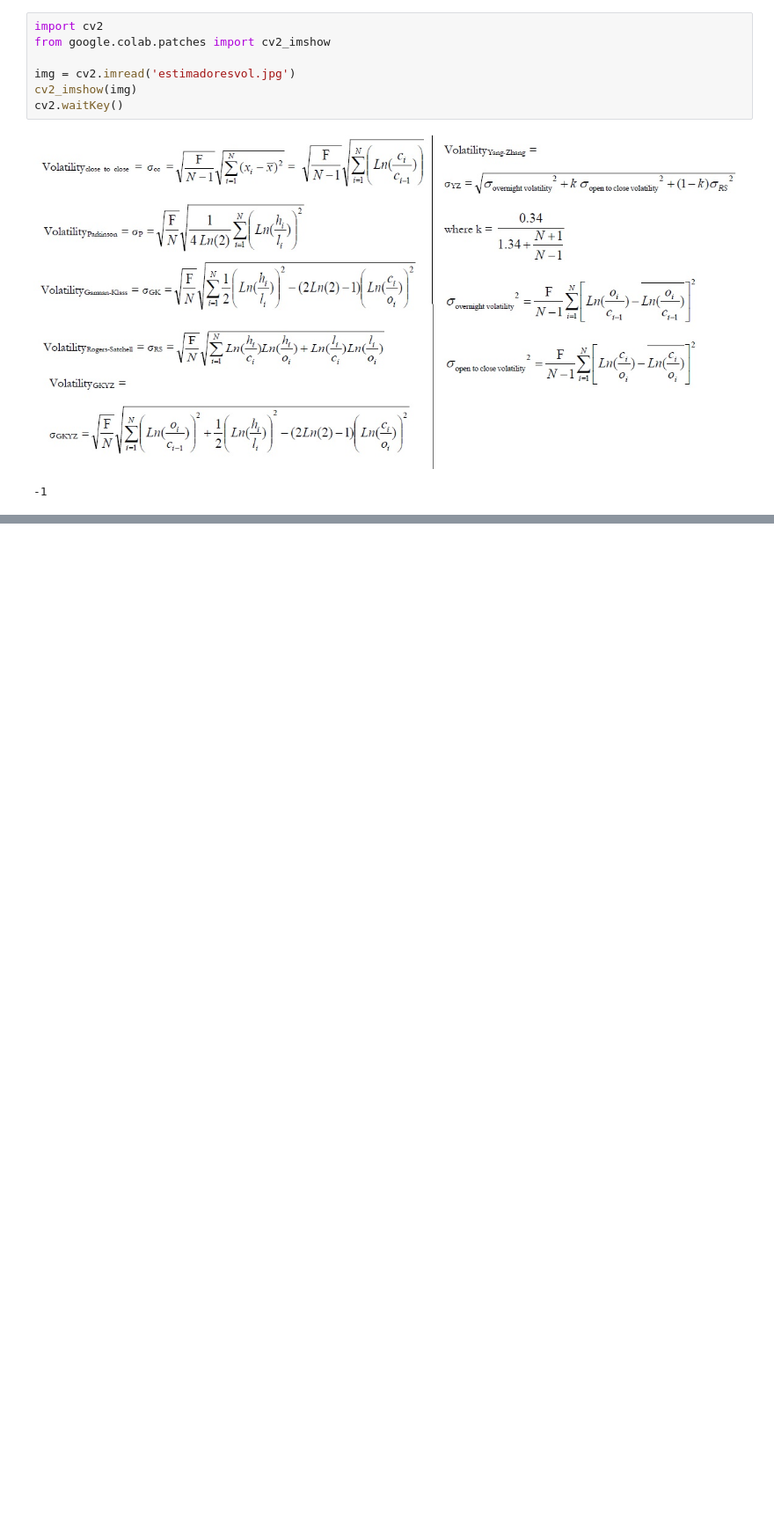
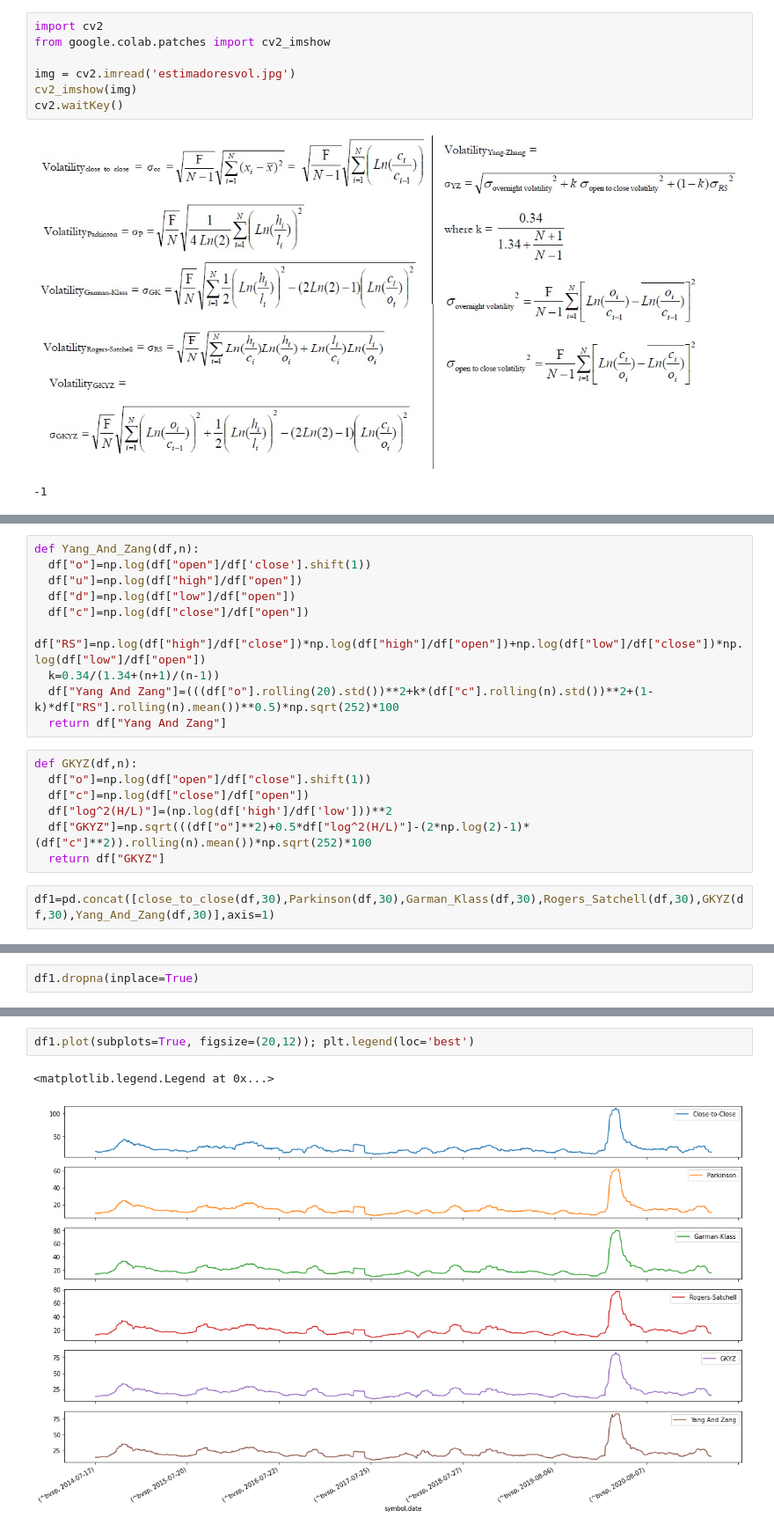
Before and after one commit to BernardoRMendes/Projeto, a Jupyter notebook: Estimadores_Volatilidade.ipynb, the cells around one changed output, grey strips where cells are left out. Shown at 88% size. Saved outputs shown, nothing was run; the diff lists cells and outputs as text; blank space fills up the shorter version.

```diff
--- a/Estimadores_Volatilidade.ipynb
+++ b/Estimadores_Volatilidade.ipynb
@@ -247,0 +133,19 @@ Pelo gráfico, chama a atenção as regiões em que o indicador Variance_Ratio e
+# %%
+def Yang_And_Zang(df,n):
+  df["o"]=np.log(df["open"]/df['close'].shift(1))
+  df["u"]=np.log(df["high"]/df["open"])
+  df["d"]=np.log(df["low"]/df["open"])
+  df["c"]=np.log(df["close"]/df["open"])
+  df["RS"]=np.log(df["high"]/df["close"])*np.log(df["high"]/df["open"])+np.log(df["low"]/df["close"])*np.log(df["low"]/df["open"])
+  k=0.34/(1.34+(n+1)/(n-1))
+  df["Yang And Zang"]=(((df["o"].rolling(20).std())**2+k*(df["c"].rolling(n).std())**2+(1-k)*df["RS"].rolling(n).mean())**0.5)*np.sqrt(252)*100
+  return df["Yang And Zang"]
+# %%
+def GKYZ(df,n):
+  df["o"]=np.log(df["open"]/df["close"].shift(1))
+  df["c"]=np.log(df["close"]/df["open"])
+  df["log^2(H/L)"]=(np.log(df['high']/df['low']))**2
+  df["GKYZ"]=np.sqrt(((df["o"]**2)+0.5*df["log^2(H/L)"]-(2*np.log(2)-1)*(df["c"]**2)).rolling(n).mean())*np.sqrt(252)*100
+  return df["GKYZ"]
+# %%
+df1=pd.concat([close_to_close(df,30),Parkinson(df,30),Garman_Klass(df,30),Rogers_Satchell(df,30),GKYZ(df,30),Yang_And_Zang(df,30)],axis=1)
@@ -247,0 +158,2 @@ Pelo gráfico, chama a atenção as regiões em que o indicador Variance_Ratio e
+# %%
+df1.dropna(inplace=True)
@@ -247,0 +177,5 @@ Pelo gráfico, chama a atenção as regiões em que o indicador Variance_Ratio e
+# %%
+df1.plot(subplots=True, figsize=(20,12)); plt.legend(loc='best')
+# %% [output]
+<matplotlib.legend.Legend at 0x...>
+[figure, added]
```
Also changed, not shown: parts of 60 cells of this notebook.
